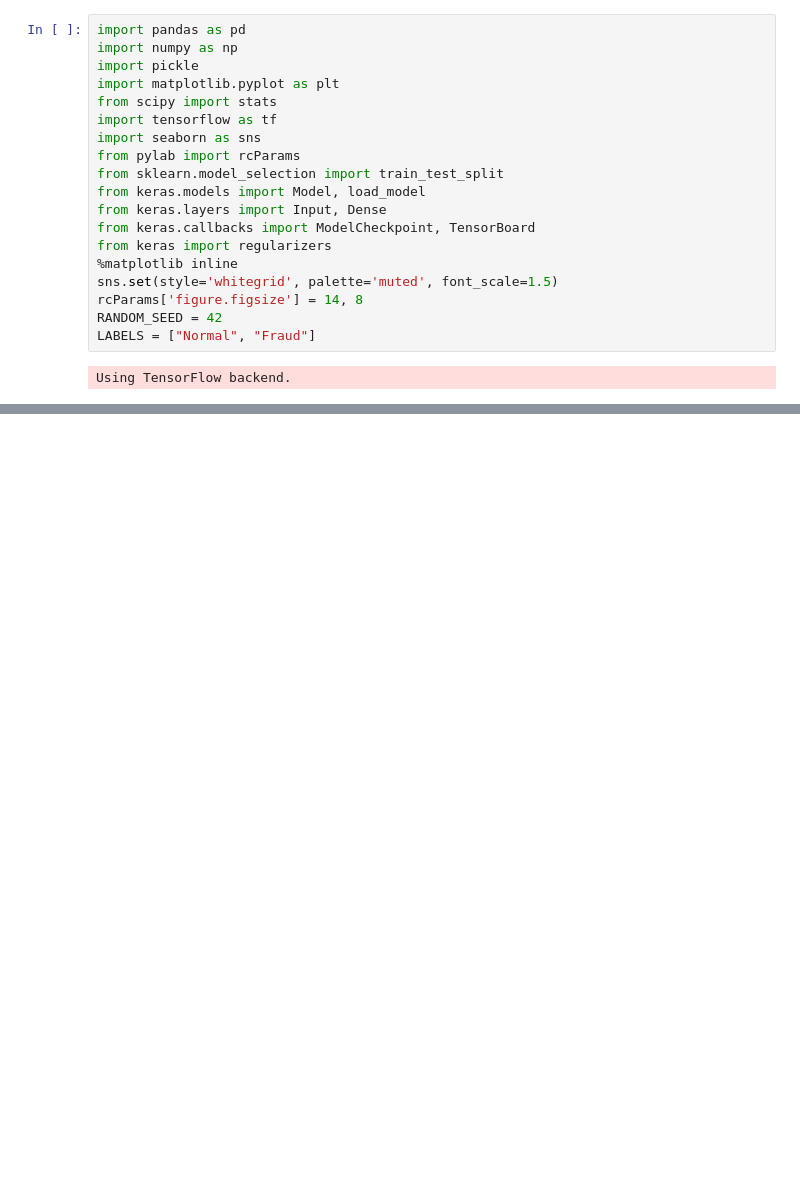
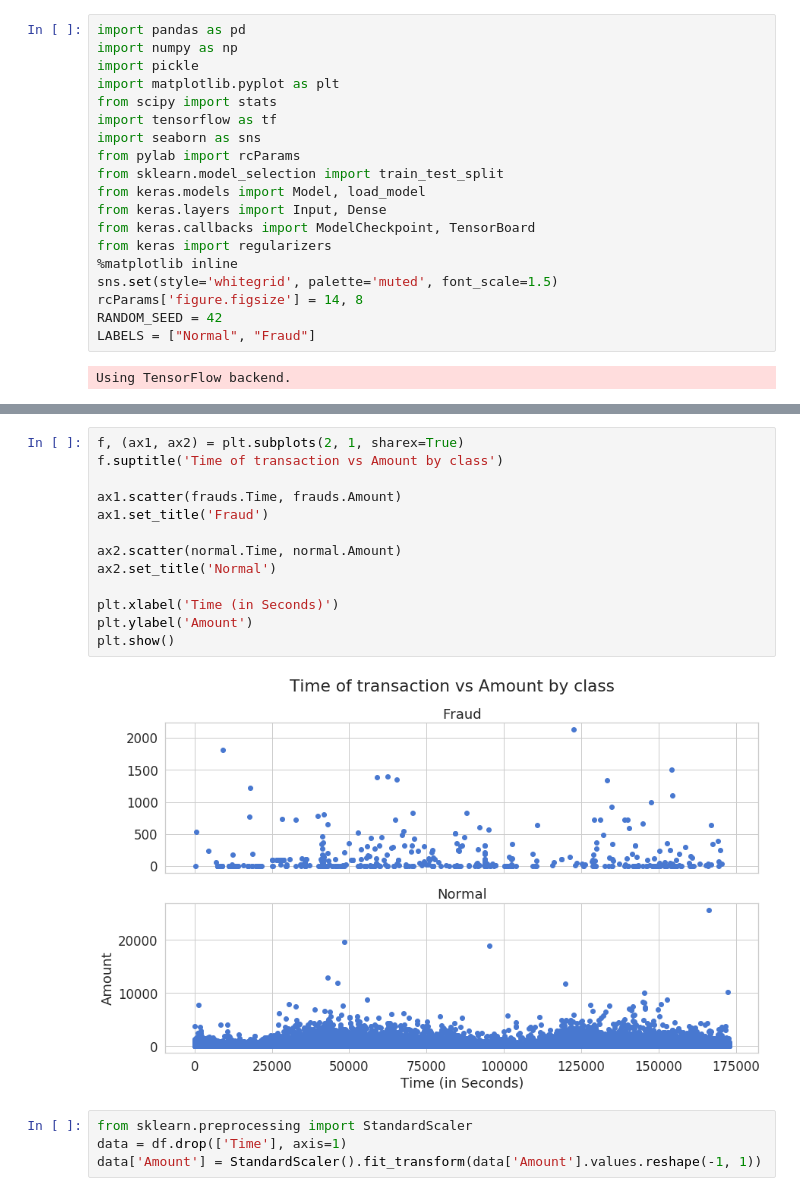
Before and after one commit to ravi-gopalan/fraud_detection_auoencoders, a Jupyter notebook: fraud_detection_autoencoders_1.ipynb, the cells around one changed output, grey strips where cells are left out. Drawn from its saved outputs; the diff is of its cells as text; blank space fills up the shorter version.

```diff
--- a/fraud_detection_autoencoders_1.ipynb
+++ b/fraud_detection_autoencoders_1.ipynb
@@ -44,0 +191,19 @@ drive.mount('/gdrive/Colab_stuff')
+# %%
+f, (ax1, ax2) = plt.subplots(2, 1, sharex=True)
+f.suptitle('Time of transaction vs Amount by class')
+
+ax1.scatter(frauds.Time, frauds.Amount)
+ax1.set_title('Fraud')
+
+ax2.scatter(normal.Time, normal.Amount)
+ax2.set_title('Normal')
+
+plt.xlabel('Time (in Seconds)')
+plt.ylabel('Amount')
+plt.show()
+# %% [output]
+[figure, added]
+# %%
+from sklearn.preprocessing import StandardScaler
+data = df.drop(['Time'], axis=1)
+data['Amount'] = StandardScaler().fit_transform(data['Amount'].values.reshape(-1, 1))
```
Also changed, not shown: parts of 56 cells of this notebook.
